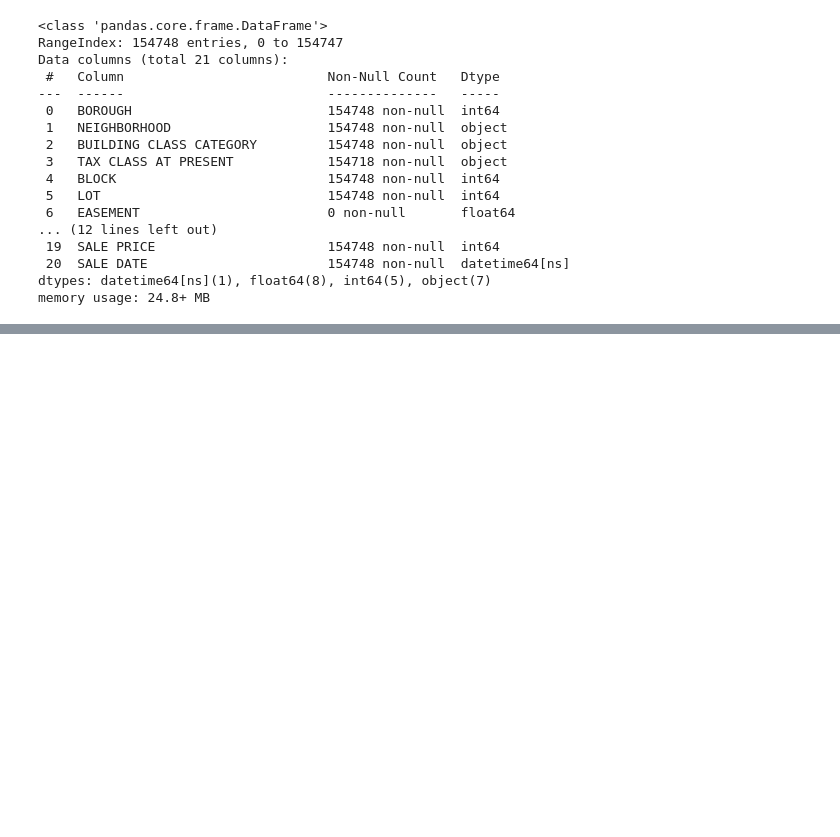
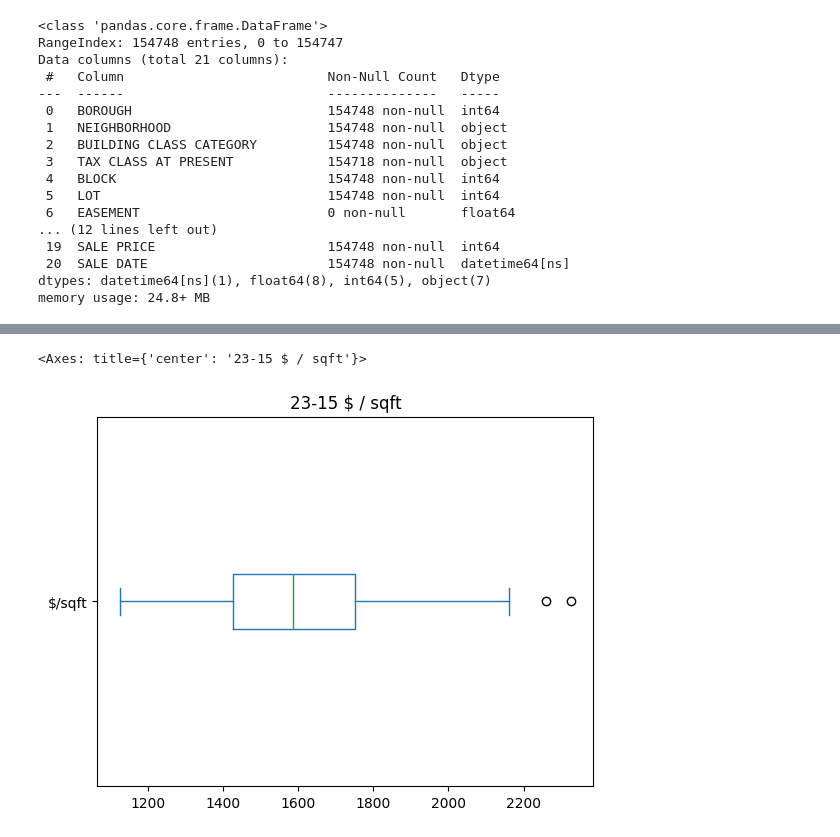
Before and after one commit to thexqin/lic-ast-condo-sales-analysis, a Jupyter notebook: lic_ast_condo_sales_analysis.ipynb, the cells around one changed output, grey strips where cells are left out. Saved outputs shown, nothing was run; the diff lists cells and outputs as text; code cells hidden in the pictures; blank space fills up the shorter version.

```diff
--- a/lic_ast_condo_sales_analysis.ipynb
+++ b/lic_ast_condo_sales_analysis.ipynb
@@ -319,0 +692,5 @@ dfast[(dfast['$/SQFT']>500) & (dfast['$/SQFT']<2400)]['$/SQFT'].plot.box(title='
+# %%
+df2[df2['$/sqft'] < 2500]['$/sqft'].plot.box(title='23-15 $ / sqft', vert=False)
+# %% [output]
+<Axes: title={'center': '23-15 $ / sqft'}>
+[figure, added]
```
Also changed, not shown: parts of 57 cells of this notebook.
